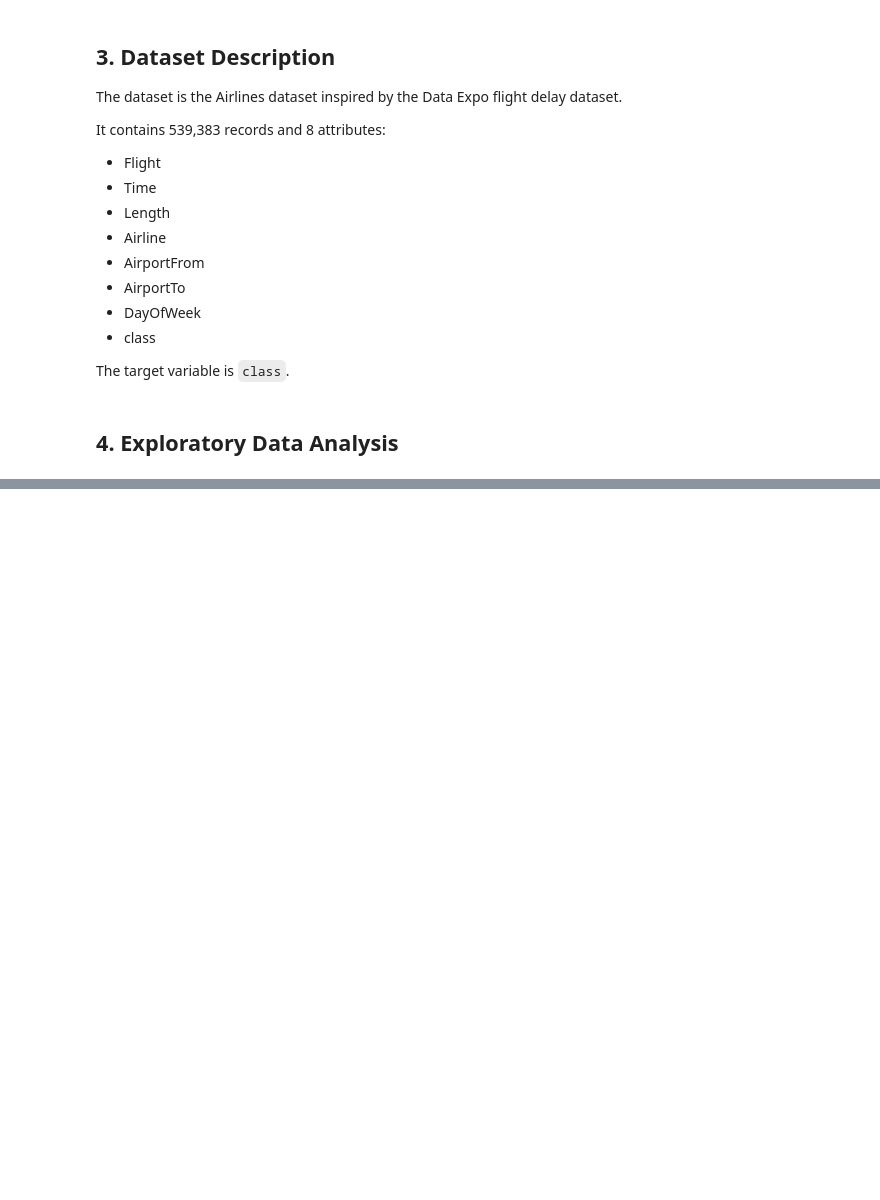
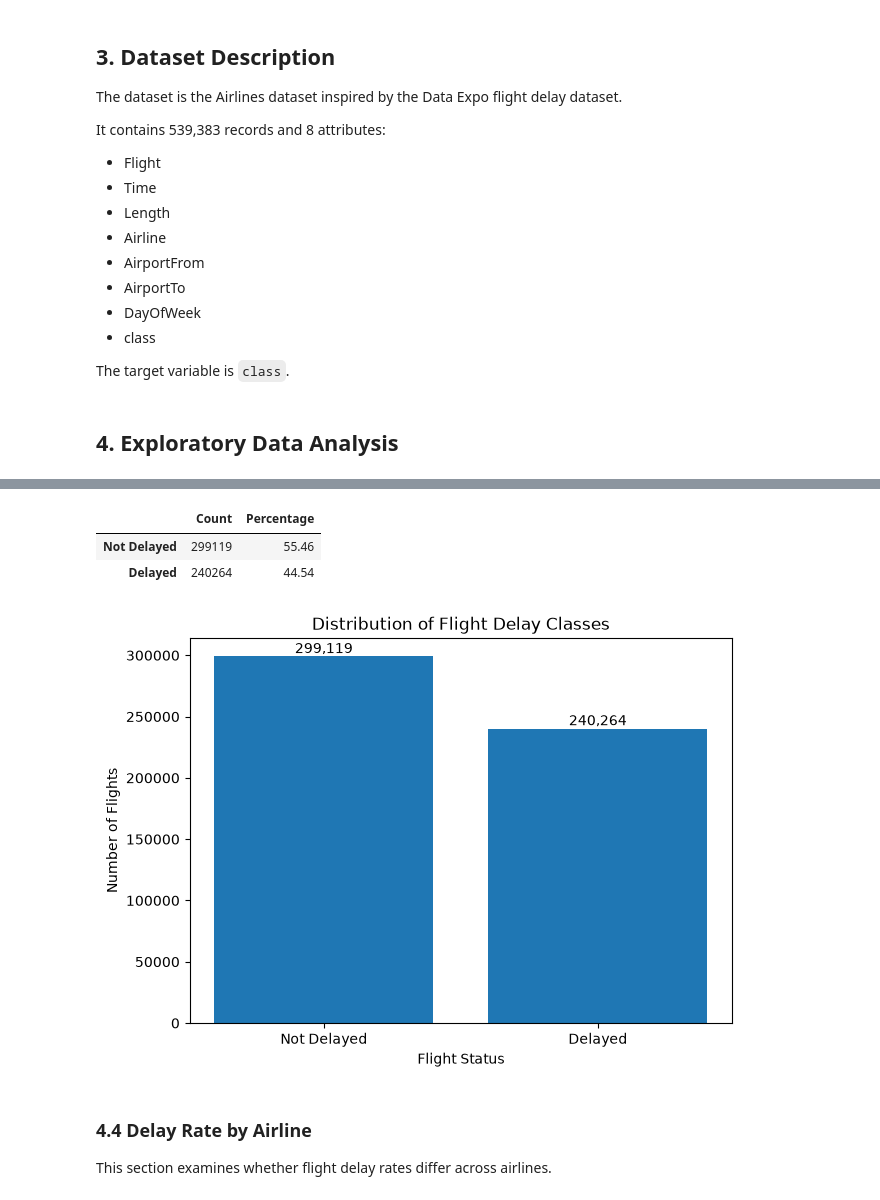
Before and after one commit to ducmanh9898-sudo/flight-delay-prediction-mlops, a Jupyter notebook: notebooks/01_flight_delay_experiment.ipynb, the cells around one changed output, grey strips where cells are left out. Cells and saved outputs as stored; diff of their text form; code cells hidden in the pictures; blank space fills up the shorter version.

Commit message:
feat: complete data processing modeling and model export

```diff
--- a/notebooks/01_flight_delay_experiment.ipynb
+++ b/notebooks/01_flight_delay_experiment.ipynb
@@ -53,0 +193,35 @@ df.head()
+# %%
+target_counts = df["class"].value_counts().sort_index()
+target_percent = df["class"].value_counts(normalize=True).sort_index() * 100
+
+target_summary = pd.DataFrame({
+    "Count": target_counts,
+    "Percentage": target_percent.round(2)
+})
+
+target_summary.index = ["Not Delayed", "Delayed"]
+target_summary
+# %% [output]
+|  | Count | Percentage |
+| Not Delayed | 299119 | 55.46 |
+| Delayed | 240264 | 44.54 |
+# %%
+labels = ["Not Delayed", "Delayed"]
+
+plt.figure(figsize=(7, 5))
+plt.bar(labels, target_counts.values)
+
+plt.title("Distribution of Flight Delay Classes")
+plt.xlabel("Flight Status")
+plt.ylabel("Number of Flights")
+
+for i, value in enumerate(target_counts.values):
+    plt.text(i, value, f"{value:,}", ha="center", va="bottom")
+
+plt.show()
+# %% [output]
+[figure, added]
+# %% [markdown]
+### 4.4 Delay Rate by Airline
+
+This section examines whether flight delay rates differ across airlines.
```
Also changed, not shown: parts of 93 cells of this notebook, 4 other files.
